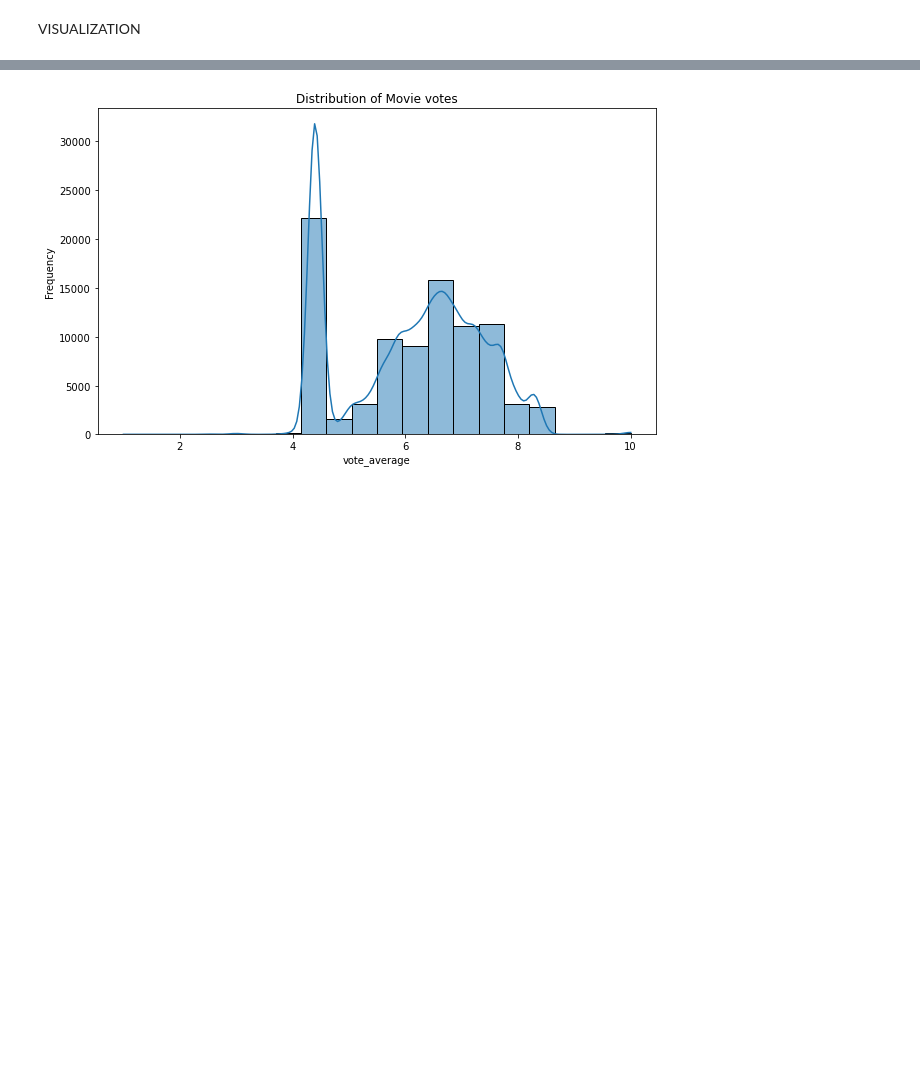
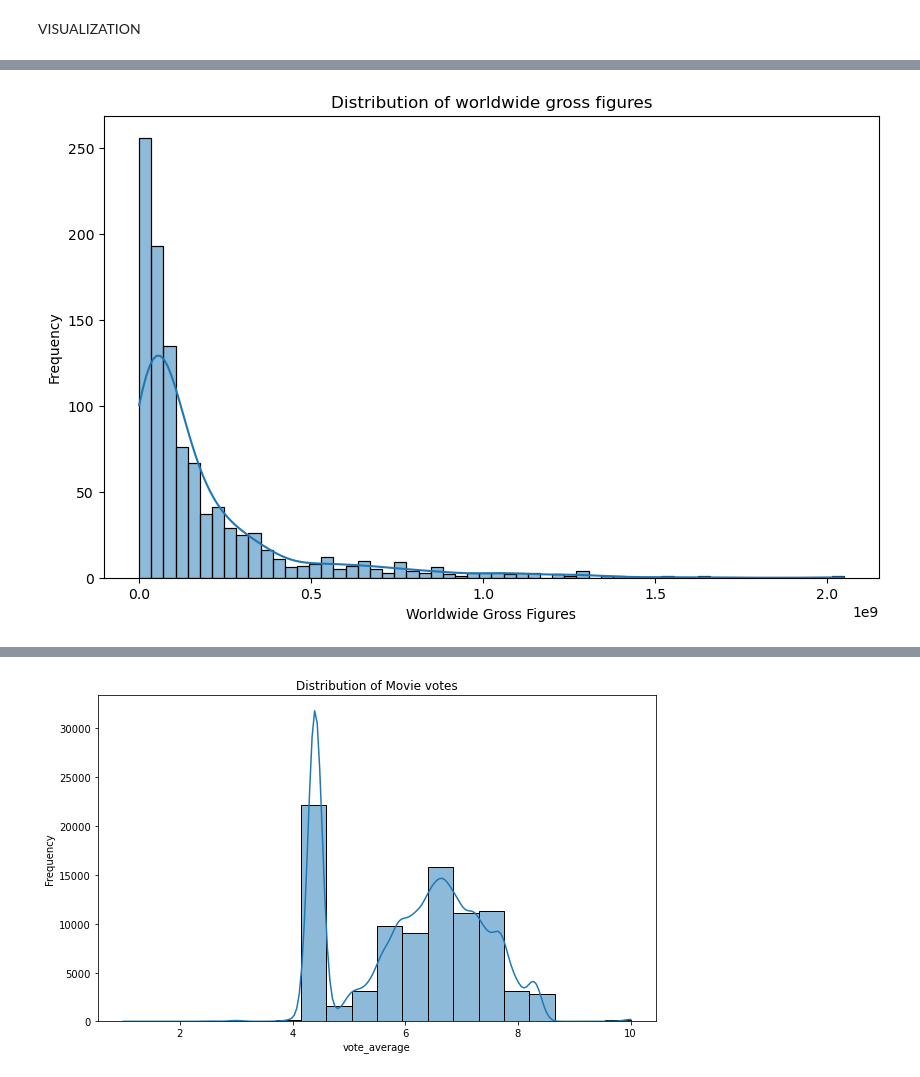
Before and after one commit to Luwate/dsc-phase-2-project-v3, a Jupyter notebook: student.ipynb, the cells around one changed output, grey strips where cells are left out. Cells and saved outputs as stored; diff of their text form; code cells hidden in the pictures; blank space fills up the shorter version.

Commit message:
Further EDA and graph plotting

```diff
--- a/student.ipynb
+++ b/student.ipynb
@@ -854,0 +899,11 @@ plt.show()
+# %%
+gross_figs = df_cleaned.drop_duplicates(subset='movie_id')
+# %%
+plt.figure(figsize=(10, 6))
+sns.histplot(gross_figs['worldwide_gross'], bins='auto', kde=True)
+plt.title('Distribution of worldwide gross figures')
+plt.xlabel('Worldwide Gross Figures')
+plt.ylabel('Frequency')
+plt.show()
+# %% [output]
+[figure, added]
```
Also changed, not shown: parts of 23 cells of this notebook, 1 other file.
